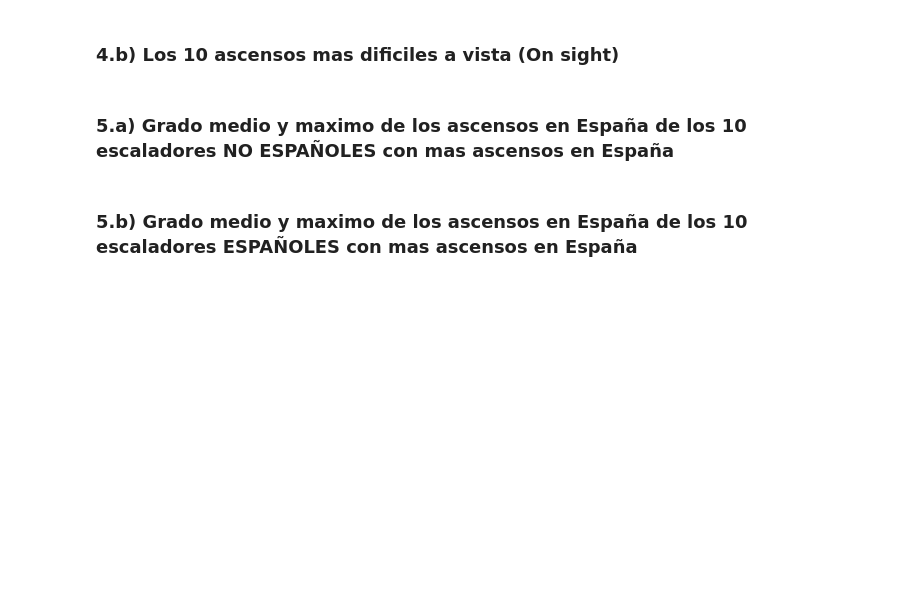
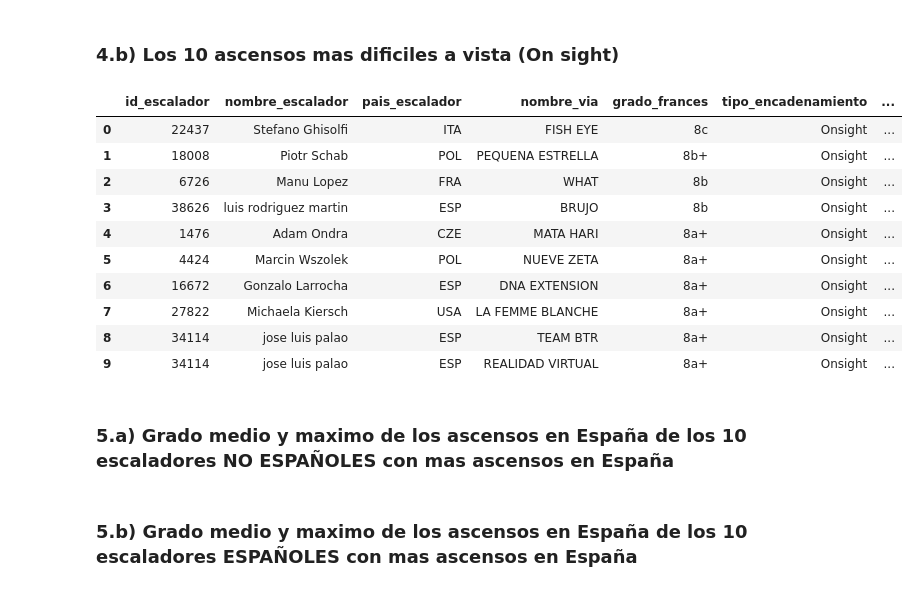
Before and after one commit to jmsanchezff/datahack_practica_bbdd, a Jupyter notebook: Cassandra.ipynb, the cells around one changed output. Saved outputs shown, nothing was run; the diff lists cells and outputs as text; code cells hidden in the pictures; blank space fills up the shorter version.

```diff
--- a/Cassandra.ipynb
+++ b/Cassandra.ipynb
@@ -391,5 +442,28 @@ execute_query(cql, [dificultad_media])
 # %% [markdown]
 ### 4.b) Los 10 ascensos mas dificiles a vista (On sight)
+# %%
+cql = """
+SELECT *
+FROM ascensos_por_dificultad
+WHERE tipo_encadenamiento = 'Onsight'
+LIMIT 10
+"""
+
+df = execute_query(cql)
+columnas = ['id_escalador','nombre_escalador','pais_escalador','nombre_via','grado_frances','tipo_encadenamiento','risco','pais_risco']
+df[columnas]
+# %% [output]
+|  | id_escalador | nombre_escalador | pais_escalador | nombre_via | grado_frances | tipo_encadenamiento | ... |
+| 0 | 22437 | Stefano Ghisolfi | ITA | FISH EYE | 8c | Onsight | ... |
+| 1 | 18008 | Piotr Schab | POL | PEQUENA ESTRELLA | 8b+ | Onsight | ... |
+| 2 | 6726 | Manu Lopez | FRA | WHAT | 8b | Onsight | ... |
+| 3 | 38626 | luis rodriguez martin | ESP | BRUJO | 8b | Onsight | ... |
+| 4 | 1476 | Adam Ondra | CZE | MATA HARI | 8a+ | Onsight | ... |
+| 5 | 4424 | Marcin Wszolek | POL | NUEVE ZETA | 8a+ | Onsight | ... |
+| 6 | 16672 | Gonzalo Larrocha | ESP | DNA EXTENSION | 8a+ | Onsight | ... |
+| 7 | 27822 | Michaela Kiersch | USA | LA FEMME BLANCHE | 8a+ | Onsight | ... |
+| 8 | 34114 | jose luis palao | ESP | TEAM BTR | 8a+ | Onsight | ... |
+| 9 | 34114 | jose luis palao | ESP | REALIDAD VIRTUAL | 8a+ | Onsight | ... |
 # %% [markdown]
 ### 5.a) Grado medio y maximo de los ascensos en España de los 10 escaladores NO ESPAÑOLES con mas ascensos en España
 # %% [markdown]
```
Also changed, not shown: parts of 4 cells of this notebook.
